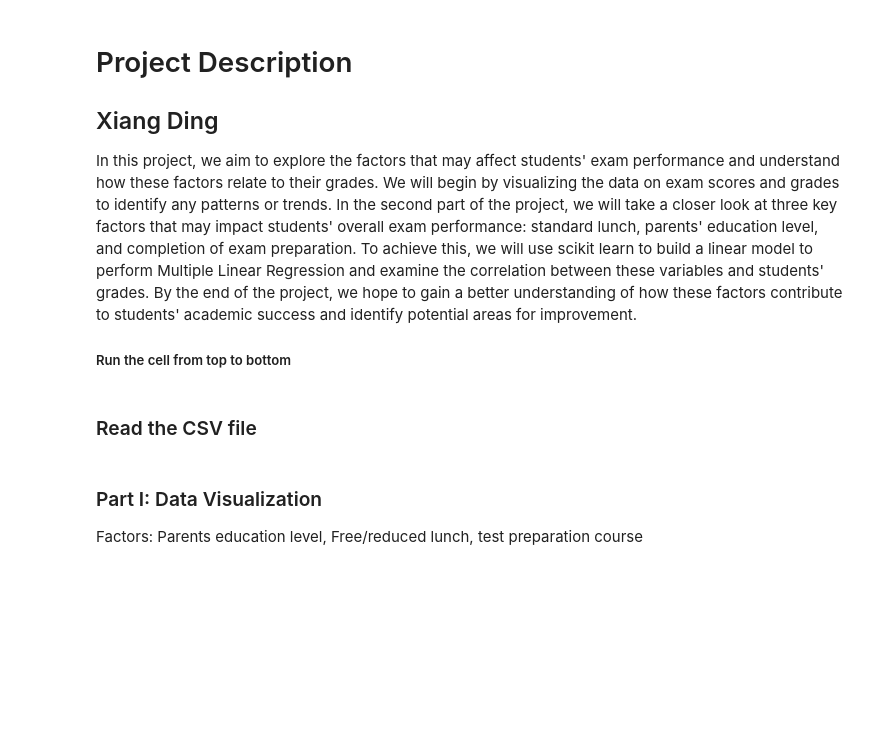
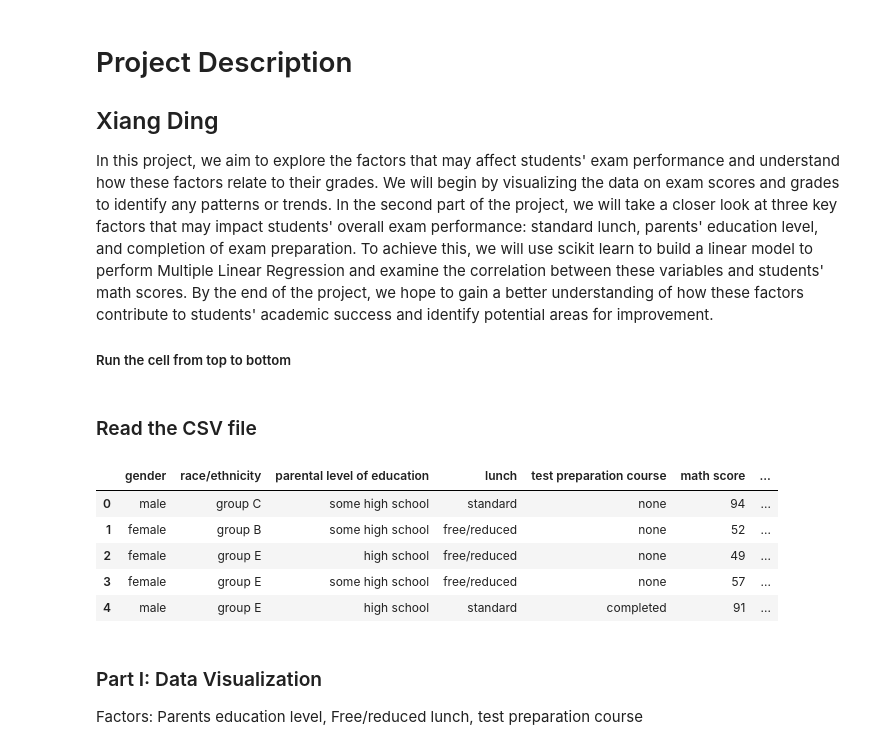
Before and after one commit to fanhh/Exam-Performance-Factors-Analysis, a Jupyter notebook: exam_vis.ipynb, the cells around one changed output. Saved outputs shown, nothing was run; the diff lists cells and outputs as text; code cells hidden in the pictures; blank space fills up the shorter version.

```diff
--- a/exam_vis.ipynb
+++ b/exam_vis.ipynb
@@ -1,7 +1,7 @@
 # %% [markdown]
 # Project Description
 ## Xiang Ding
-In this project, we aim to explore the factors that may affect students' exam performance and understand how these factors relate to their grades. We will begin by visualizing the data on exam scores and grades to identify any patterns or trends. In the second part of the project, we will take a closer look at three key factors that may impact students' overall exam performance: standard lunch, parents' education level, and completion of exam preparation. To achieve this, we will use scikit learn to build a linear model to perform Multiple Linear Regression and examine the correlation between these variables and students' grades. By the end of the project, we hope to gain a better understanding of how these factors contribute to students' academic success and identify potential areas for improvement.
+In this project, we aim to explore the factors that may affect students' exam performance and understand how these factors relate to their grades. We will begin by visualizing the data on exam scores and grades to identify any patterns or trends. In the second part of the project, we will take a closer look at three key factors that may impact students' overall exam performance: standard lunch, parents' education level, and completion of exam preparation. To achieve this, we will use scikit learn to build a linear model to perform Multiple Linear Regression and examine the correlation between these variables and students' math scores. By the end of the project, we hope to gain a better understanding of how these factors contribute to students' academic success and identify potential areas for improvement.
 ##### Run the cell from top to bottom
 # %%
 #!pip install -U scikit-learn
@@ -25,8 +27,14 @@ from sklearn.compose import make_column_transformer
 # %%
 db = pd.read_csv('data/exams.csv')
 # Uncomment to see the part of the dataframe
 db.head()
-db.get("parental level of education").unique()
+# %% [output]
+|  | gender | race/ethnicity | parental level of education | lunch | test preparation course | math score | ... |
+| 0 | male | group C | some high school | standard | none | 94 | ... |
+| 1 | female | group B | some high school | free/reduced | none | 52 | ... |
+| 2 | female | group E | high school | free/reduced | none | 49 | ... |
+| 3 | female | group E | some high school | free/reduced | none | 57 | ... |
+| 4 | male | group E | high school | standard | completed | 91 | ... |
 # %% [markdown]
 ### Part I: Data Visualization
 Factors: Parents education level, Free/reduced lunch, test preparation course
```
Also changed, not shown: parts of 10 cells of this notebook.
